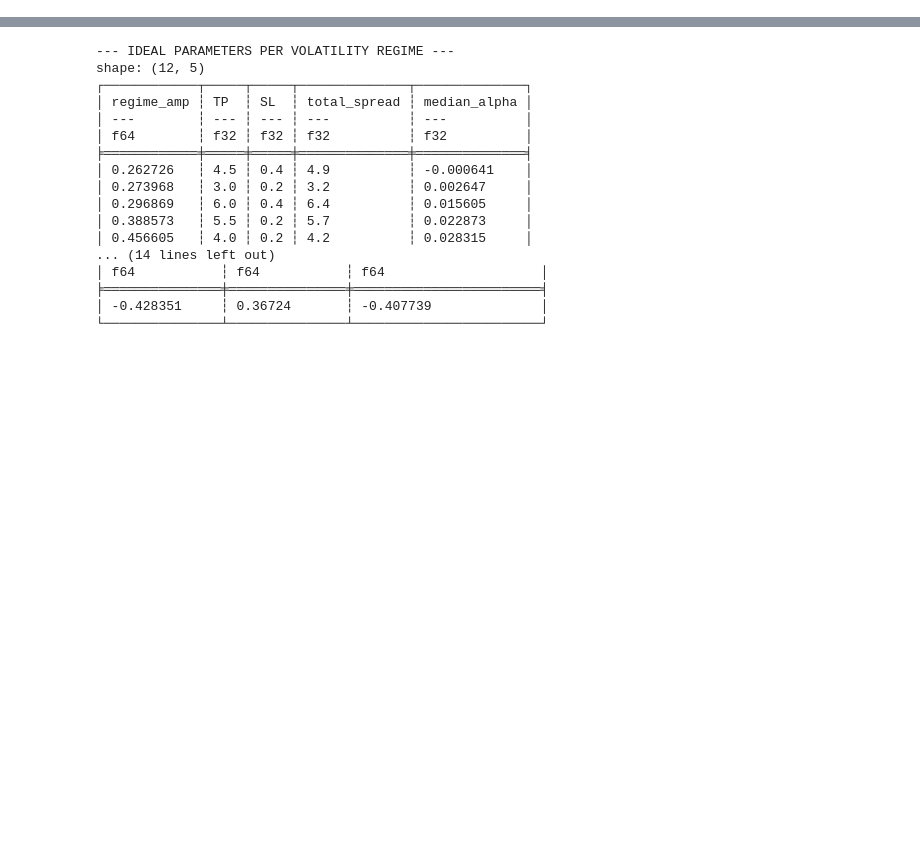
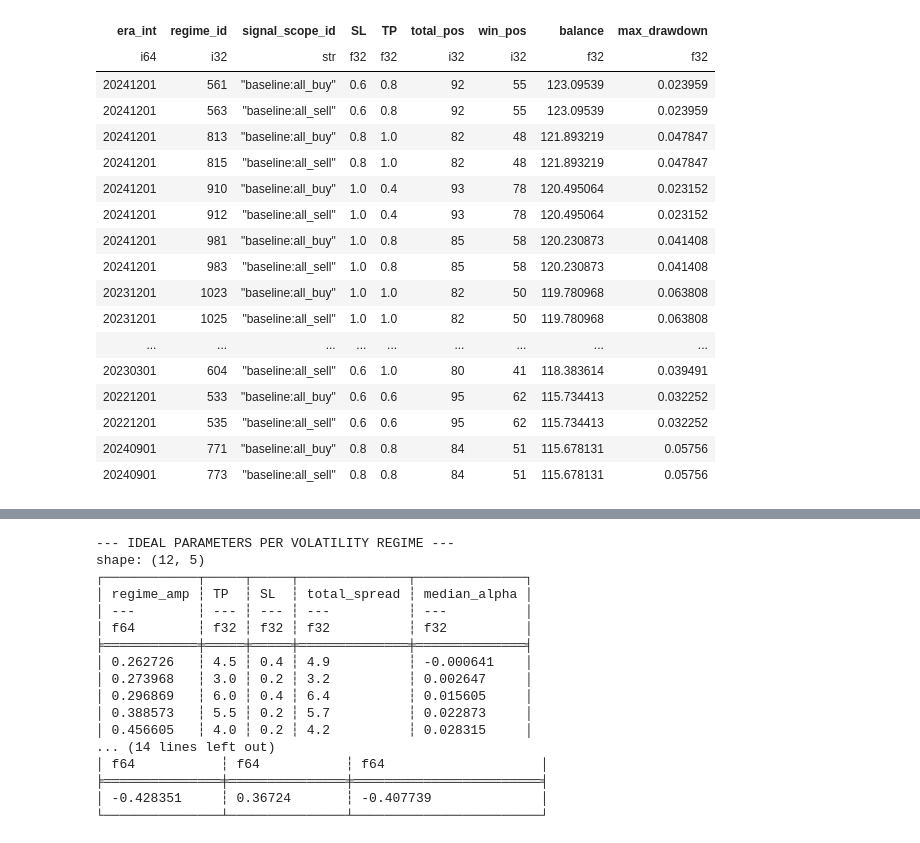
Before and after one commit to loong218-toast/airflow-trading, a Jupyter notebook: analysis/master_data_analysis.ipynb, the cells around one changed output, grey strips where cells are left out. Drawn from its saved outputs; the diff is of its cells as text; code cells hidden in the pictures; blank space fills up the shorter version.

```diff
--- a/analysis/master_data_analysis.ipynb
+++ b/analysis/master_data_analysis.ipynb
@@ -6,7 +6,7 @@ pl.Config.set_tbl_rows(80)
 pl.Config.set_tbl_width_chars(500)  # Make the table wider in the console
 pl.Config.set_fmt_str_lengths(50)   # Don't cut off long strings like stoch_key
 
-results_path = r'C:\Users\Owner\airflow-trading\data_lake\Opt_Session_20260417_080040_01\master_metrics.parquet'
+results_path = r'C:\Users\Owner\airflow-trading\data_lake\Opt_Session_20260427_110253_01\master_metrics.parquet'
 
 # Open the file metadata
 parquet_file = pq.ParquetFile(results_path)
@@ -100,0 +140,61 @@ required group field_id=-1 schema {
+# %%
+# --- Baseline verification cell ---
+
+# Heuristic definition of "baseline":
+# 1) empty signal_scope_id OR
+# 2) signal_scope_id contains 'baseline'
+baseline_df = df_master.filter(
+    (pl.col("signal_scope_id").is_null()) |
+    (pl.col("signal_scope_id") == "") |
+    (pl.col("signal_scope_id").str.contains("baseline", literal=False))
+)
+
+print("Baseline rows:", baseline_df.height)
+
+if baseline_df.height == 0:
+    print("❌ No baseline signal found at all")
+else:
+    print("✅ Baseline signal exists")
+
+    # Basic sanity stats
+    baseline_summary = (
+        baseline_df
+        .select([
+            pl.col("era_int").n_unique().alias("eras"),
+            pl.col("regime_id").n_unique().alias("regimes"),
+            pl.col("balance").min().alias("min_balance"),
+            pl.col("balance").max().alias("max_balance"),
+            pl.col("balance").mean().alias("mean_balance"),
+        ])
+    )
+    print("\nBaseline summary:")
+    display(baseline_summary)
+
+    # Check if baseline ever beats starting equity
+    profitable_baseline = baseline_df.filter(pl.col("balance") > 100.0)
+
+    print("\nBaseline rows with balance > 100:", profitable_baseline.height)
+
+    if profitable_baseline.height == 0:
+        print("❌ Baseline never exceeds 100 balance")
+    else:
+        print("✅ Baseline produces equity growth")
+
+        # Show best baseline rows
+        display(
+            profitable_baseline
+            .sort("balance", descending=True)
+            .select([
+                "era_int",
+                "regime_id",
+                "signal_scope_id",
+                "SL",
+                "TP",
+                "total_pos",
+                "win_pos",
+                "balance",
+                "max_drawdown",
+            ])
+            .head(20)
+        )
+# %% [output]
@@ -100,0 +212,18 @@ required group field_id=-1 schema {
+| era_int | regime_id | signal_scope_id | SL | TP | total_pos | win_pos | balance | max_drawdown |
+| i64 | i32 | str | f32 | f32 | i32 | i32 | f32 | f32 |
+| 20241201 | 561 | "baseline:all_buy" | 0.6 | 0.8 | 92 | 55 | 123.09539 | 0.023959 |
+| 20241201 | 563 | "baseline:all_sell" | 0.6 | 0.8 | 92 | 55 | 123.09539 | 0.023959 |
+| 20241201 | 813 | "baseline:all_buy" | 0.8 | 1.0 | 82 | 48 | 121.893219 | 0.047847 |
+| 20241201 | 815 | "baseline:all_sell" | 0.8 | 1.0 | 82 | 48 | 121.893219 | 0.047847 |
+| 20241201 | 910 | "baseline:all_buy" | 1.0 | 0.4 | 93 | 78 | 120.495064 | 0.023152 |
+| 20241201 | 912 | "baseline:all_sell" | 1.0 | 0.4 | 93 | 78 | 120.495064 | 0.023152 |
+| 20241201 | 981 | "baseline:all_buy" | 1.0 | 0.8 | 85 | 58 | 120.230873 | 0.041408 |
+| 20241201 | 983 | "baseline:all_sell" | 1.0 | 0.8 | 85 | 58 | 120.230873 | 0.041408 |
+| 20231201 | 1023 | "baseline:all_buy" | 1.0 | 1.0 | 82 | 50 | 119.780968 | 0.063808 |
+| 20231201 | 1025 | "baseline:all_sell" | 1.0 | 1.0 | 82 | 50 | 119.780968 | 0.063808 |
+| ... | ... | ... | ... | ... | ... | ... | ... | ... |
+| 20230301 | 604 | "baseline:all_sell" | 0.6 | 1.0 | 80 | 41 | 118.383614 | 0.039491 |
+| 20221201 | 533 | "baseline:all_buy" | 0.6 | 0.6 | 95 | 62 | 115.734413 | 0.032252 |
+| 20221201 | 535 | "baseline:all_sell" | 0.6 | 0.6 | 95 | 62 | 115.734413 | 0.032252 |
+| 20240901 | 771 | "baseline:all_buy" | 0.8 | 0.8 | 84 | 51 | 115.678131 | 0.05756 |
+| 20240901 | 773 | "baseline:all_sell" | 0.8 | 0.8 | 84 | 51 | 115.678131 | 0.05756 |
```
Also changed, not shown: parts of 7 cells of this notebook, 22 other files.
